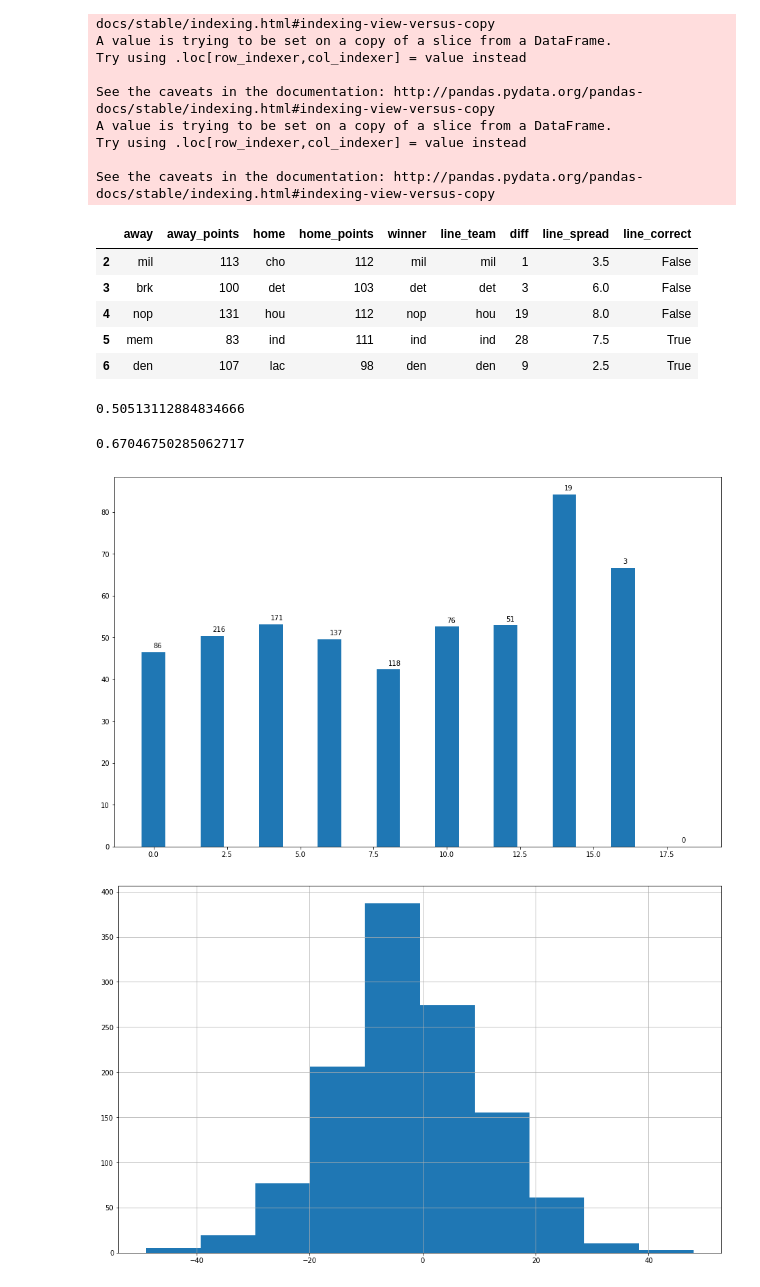
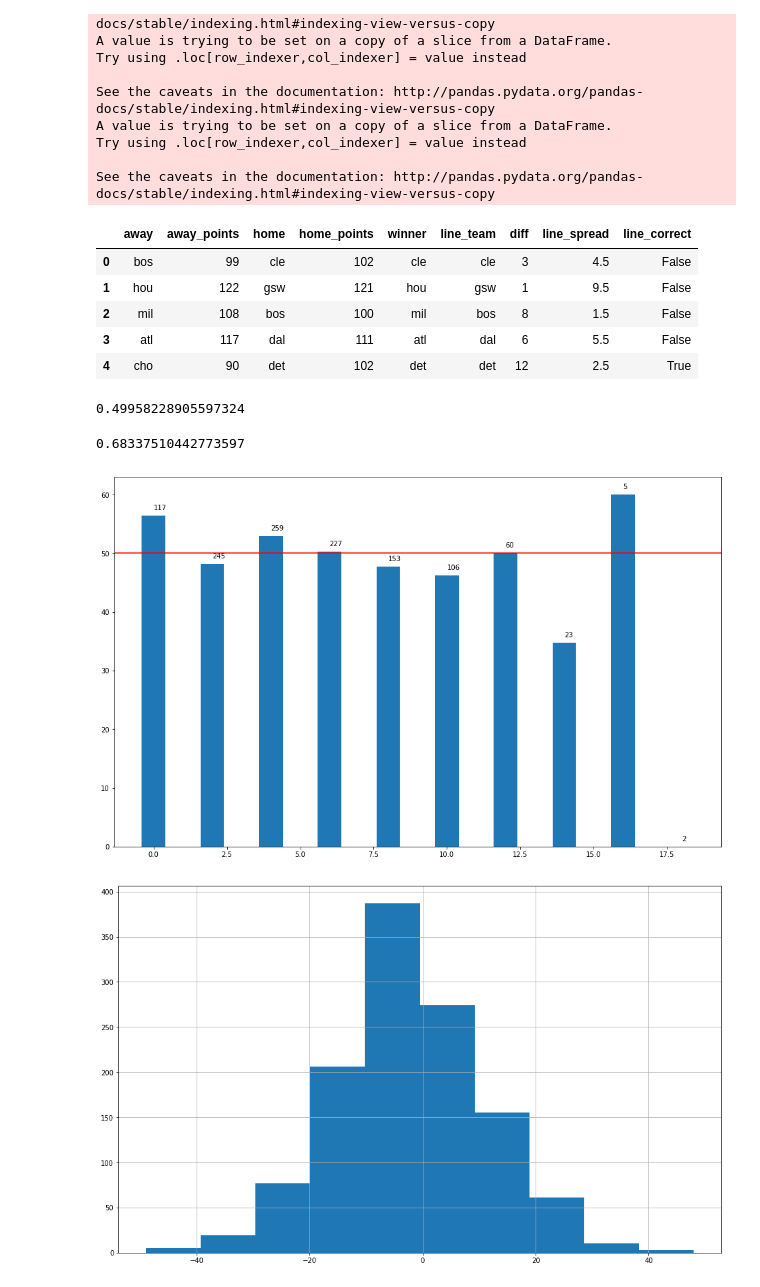
Before and after one commit to laimis/gamepredictions, a Jupyter notebook: notebooks/Line analysis.ipynb, the cells around one changed output. Cells and saved outputs as stored; diff of their text form; code cells hidden in the pictures.

```diff
--- a/notebooks/Line analysis.ipynb
+++ b/notebooks/Line analysis.ipynb
@@ -7,6 +7,6 @@ import math
 
 %matplotlib inline
 # %%
-df = pd.read_csv("..\\input\\nba\\2018.csv")
+df = pd.read_csv("..\\input\\nba\\2017.csv")
 len(df)
 # %% [output]
@@ -68,44 +68,46 @@ See the caveats in the documentation: http://pandas.pydata.org/pandas-docs/stabl
 df_clean[["away","away_points","home","home_points", "winner", "line_team", "diff", "line_spread", "line_correct"]].head()
 # %% [output]
 |  | away | away_points | home | home_points | winner | line_team | diff | line_spread | line_correct |
-| 2 | mil | 113 | cho | 112 | mil | mil | 1 | 3.5 | False |
-| 3 | brk | 100 | det | 103 | det | det | 3 | 6.0 | False |
-| 4 | nop | 131 | hou | 112 | nop | hou | 19 | 8.0 | False |
-| 5 | mem | 83 | ind | 111 | ind | ind | 28 | 7.5 | True |
-| 6 | den | 107 | lac | 98 | den | den | 9 | 2.5 | True |
+| 0 | bos | 99 | cle | 102 | cle | cle | 3 | 4.5 | False |
+| 1 | hou | 122 | gsw | 121 | hou | gsw | 1 | 9.5 | False |
+| 2 | mil | 108 | bos | 100 | mil | bos | 8 | 1.5 | False |
+| 3 | atl | 117 | dal | 111 | atl | dal | 6 | 5.5 | False |
+| 4 | cho | 90 | det | 102 | det | det | 12 | 2.5 | True |
 # %%
 df_clean.line_correct.mean()
 # %% [output]
-0.50513112884834666
+0.49958228905597324
 # %%
 (df_clean.line_team == df_clean.winner).mean()
 # %% [output]
-0.67046750285062717
+0.68337510442773597
 # %%
 def win_pct(df, b1, b2):
     subset = df[(df.line_spread >= b1) & (df.line_spread < b2)]
     return (subset.line_correct.mean(), len(subset))
 
 
 pcts = []
 xs = []
 lengths = []
 for x in range(0, 20, 2):
     xs.append(abs(x))
     pct,length = win_pct(df_clean, x, x+2)
     if math.isnan(pct):
         pct = 0
     pcts.append(pct * 100)
     lengths.append(length)
 
 plt.figure(figsize=(16,10))
 plt.bar(height=pcts, x=xs);
 
 for i, pos in enumerate(xs):
     val = pcts[i]
     plt.text(pos, val + 1, lengths[i])
+
+plt.axhline(50, c='r');
 # %% [output]
-[figure, old version]
+[figure, new version]
 # %%
 (df_clean["away_points"] - df_clean["home_points"]).hist(figsize=(16,10));
 # %% [output]
```
Also changed, not shown: parts of 4 cells of this notebook, 1 other file.
